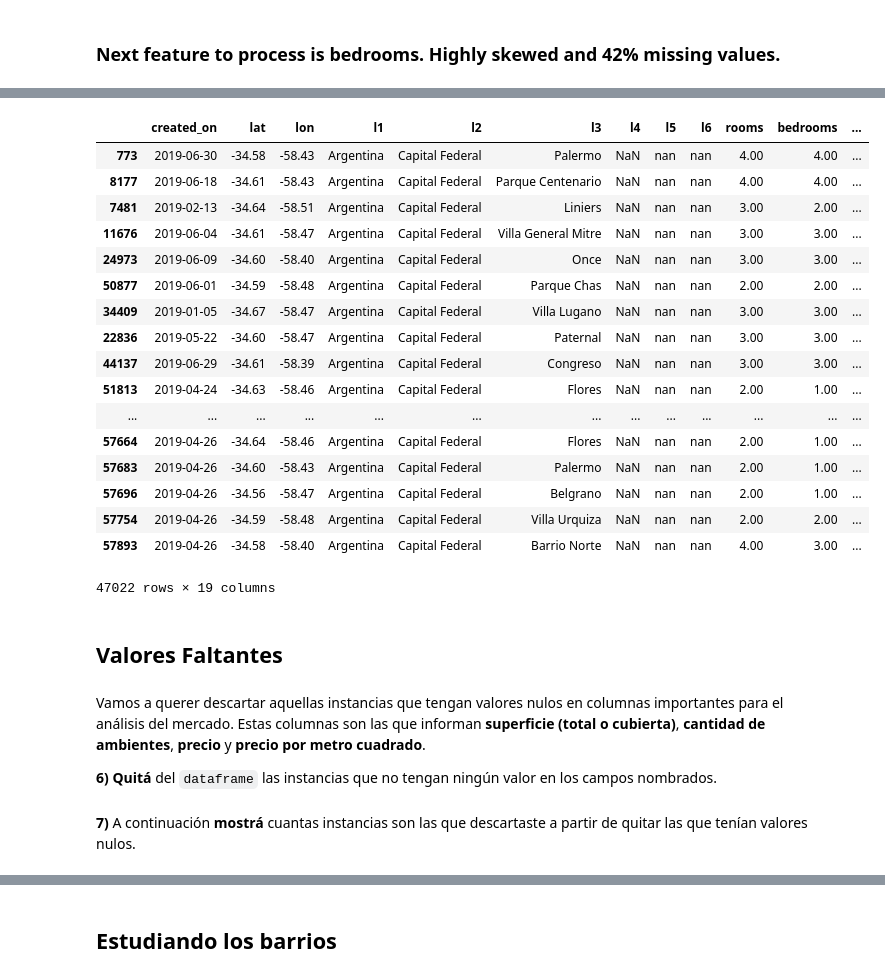
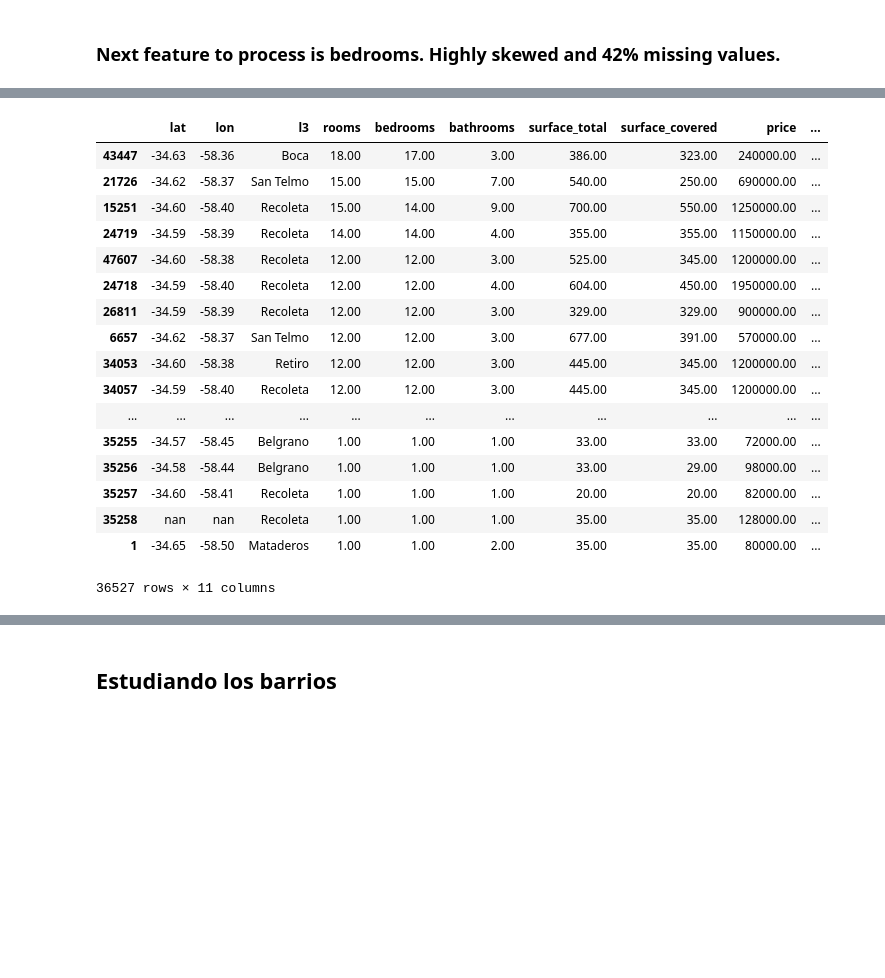
Before and after one commit to mhermida-lab/RealEstate_price_prediction, a Jupyter notebook: Data_analysis.ipynb, the cells around one changed output, grey strips where cells are left out. Saved outputs shown, nothing was run; the diff lists cells and outputs as text; code cells hidden in the pictures; blank space fills up the shorter version.

```diff
--- a/Data_analysis.ipynb
+++ b/Data_analysis.ipynb
@@ -92 +100,3 @@ report
+# %%
+df = df[['lat', 'lon', 'l3', 'rooms', 'bedrooms', 'bathrooms', 'surface_total', 'surface_covered', 'price', 'currency','ars_price']]
 # %% [markdown]
@@ -146,2 +129,0 @@ df.sort_values(by='ars_price', ascending=False) #the datasete has an outlier as
-# %%
-df.drop([8878, 24709,29196, 49120], inplace=True) # instances with false data like 12121212 or all 6. Seems manually imputed just to fill the input field.
@@ -150,0 +156,2 @@ df.drop(df.index[mask_price_drop], inplace=True ) #USD prices below 12000 are ra
+# %%
+df.drop([8878, 24709], inplace=True)
@@ -314,30 +331,23 @@ df.sort_values(by='bedrooms', ascending=False)
 # %%
 df['bedrooms'] = df.apply(lambda row: row['rooms'] if (np.isnan(row['bedrooms']))& (row['rooms']==1) else ((row['rooms']-1) if (np.isnan(row['bedrooms']))& (row['rooms']>1) else row['rooms']) , axis=1)
 # %%
-df.sort_values(by='surface_total', ascending=False)
+df.sort_values(by='bedrooms', ascending=False)
 # %% [output]
-|  | created_on | lat | lon | l1 | l2 | l3 | l4 | l5 | l6 | rooms | bedrooms | ... |
-| 773 | 2019-06-30 | -34.58 | -58.43 | Argentina | Capital Federal | Palermo | NaN | nan | nan | 4.00 | 4.00 | ... |
-| 8177 | 2019-06-18 | -34.61 | -58.43 | Argentina | Capital Federal | Parque Centenario | NaN | nan | nan | 4.00 | 4.00 | ... |
-| 7481 | 2019-02-13 | -34.64 | -58.51 | Argentina | Capital Federal | Liniers | NaN | nan | nan | 3.00 | 2.00 | ... |
-| 11676 | 2019-06-04 | -34.61 | -58.47 | Argentina | Capital Federal | Villa General Mitre | NaN | nan | nan | 3.00 | 3.00 | ... |
-| 24973 | 2019-06-09 | -34.60 | -58.40 | Argentina | Capital Federal | Once | NaN | nan | nan | 3.00 | 3.00 | ... |
-| 50877 | 2019-06-01 | -34.59 | -58.48 | Argentina | Capital Federal | Parque Chas | NaN | nan | nan | 2.00 | 2.00 | ... |
-| 34409 | 2019-01-05 | -34.67 | -58.47 | Argentina | Capital Federal | Villa Lugano | NaN | nan | nan | 3.00 | 3.00 | ... |
-| 22836 | 2019-05-22 | -34.60 | -58.47 | Argentina | Capital Federal | Paternal | NaN | nan | nan | 3.00 | 3.00 | ... |
-| 44137 | 2019-06-29 | -34.61 | -58.39 | Argentina | Capital Federal | Congreso | NaN | nan | nan | 3.00 | 3.00 | ... |
-| 51813 | 2019-04-24 | -34.63 | -58.46 | Argentina | Capital Federal | Flores | NaN | nan | nan | 2.00 | 1.00 | ... |
-| ... | ... | ... | ... | ... | ... | ... | ... | ... | ... | ... | ... | ... |
-| 57664 | 2019-04-26 | -34.64 | -58.46 | Argentina | Capital Federal | Flores | NaN | nan | nan | 2.00 | 1.00 | ... |
-| 57683 | 2019-04-26 | -34.60 | -58.43 | Argentina | Capital Federal | Palermo | NaN | nan | nan | 2.00 | 1.00 | ... |
-| 57696 | 2019-04-26 | -34.56 | -58.47 | Argentina | Capital Federal | Belgrano | NaN | nan | nan | 2.00 | 1.00 | ... |
-| 57754 | 2019-04-26 | -34.59 | -58.48 | Argentina | Capital Federal | Villa Urquiza | NaN | nan | nan | 2.00 | 2.00 | ... |
-| 57893 | 2019-04-26 | -34.58 | -58.40 | Argentina | Capital Federal | Barrio Norte | NaN | nan | nan | 4.00 | 3.00 | ... |
+|  | lat | lon | l3 | rooms | bedrooms | bathrooms | surface_total | surface_covered | price | ... |
+| 43447 | -34.63 | -58.36 | Boca | 18.00 | 17.00 | 3.00 | 386.00 | 323.00 | 240000.00 | ... |
+| 21726 | -34.62 | -58.37 | San Telmo | 15.00 | 15.00 | 7.00 | 540.00 | 250.00 | 690000.00 | ... |
+| 15251 | -34.60 | -58.40 | Recoleta | 15.00 | 14.00 | 9.00 | 700.00 | 550.00 | 1250000.00 | ... |
+| 24719 | -34.59 | -58.39 | Recoleta | 14.00 | 14.00 | 4.00 | 355.00 | 355.00 | 1150000.00 | ... |
+| 47607 | -34.60 | -58.38 | Recoleta | 12.00 | 12.00 | 3.00 | 525.00 | 345.00 | 1200000.00 | ... |
+| 24718 | -34.59 | -58.40 | Recoleta | 12.00 | 12.00 | 4.00 | 604.00 | 450.00 | 1950000.00 | ... |
+| 26811 | -34.59 | -58.39 | Recoleta | 12.00 | 12.00 | 3.00 | 329.00 | 329.00 | 900000.00 | ... |
+| 6657 | -34.62 | -58.37 | San Telmo | 12.00 | 12.00 | 3.00 | 677.00 | 391.00 | 570000.00 | ... |
+| 34053 | -34.60 | -58.38 | Retiro | 12.00 | 12.00 | 3.00 | 445.00 | 345.00 | 1200000.00 | ... |
+| 34057 | -34.59 | -58.40 | Recoleta | 12.00 | 12.00 | 3.00 | 445.00 | 345.00 | 1200000.00 | ... |
+| ... | ... | ... | ... | ... | ... | ... | ... | ... | ... | ... |
+| 35255 | -34.57 | -58.45 | Belgrano | 1.00 | 1.00 | 1.00 | 33.00 | 33.00 | 72000.00 | ... |
+| 35256 | -34.58 | -58.44 | Belgrano | 1.00 | 1.00 | 1.00 | 33.00 | 29.00 | 98000.00 | ... |
+| 35257 | -34.60 | -58.41 | Recoleta | 1.00 | 1.00 | 1.00 | 20.00 | 20.00 | 82000.00 | ... |
+| 35258 | nan | nan | Recoleta | 1.00 | 1.00 | 1.00 | 35.00 | 35.00 | 128000.00 | ... |
+| 1 | -34.65 | -58.50 | Mataderos | 1.00 | 1.00 | 2.00 | 35.00 | 35.00 | 80000.00 | ... |
-47022 rows × 19 columns
+36527 rows × 11 columns
-# %% [markdown]
-## Valores Faltantes
-# %% [markdown]
-Vamos a querer descartar aquellas instancias que tengan valores nulos en columnas importantes para el análisis del mercado.
-Estas columnas son las que informan **superficie (total o cubierta)**, **cantidad de ambientes**, **precio** y **precio por metro cuadrado**.
-
-**6) Quitá** del `dataframe` las instancias que no tengan ningún valor en los campos nombrados.
@@ -348,2 +353,0 @@ df_filtered = df_filtered.dropna(subset=['surface_total_in_m2','surface_covered_
-# %% [markdown]
-**7)** A continuación **mostrá** cuantas instancias son las que descartaste a partir de quitar las que tenían valores nulos.
```
Also changed, not shown: parts of 44 cells of this notebook.
